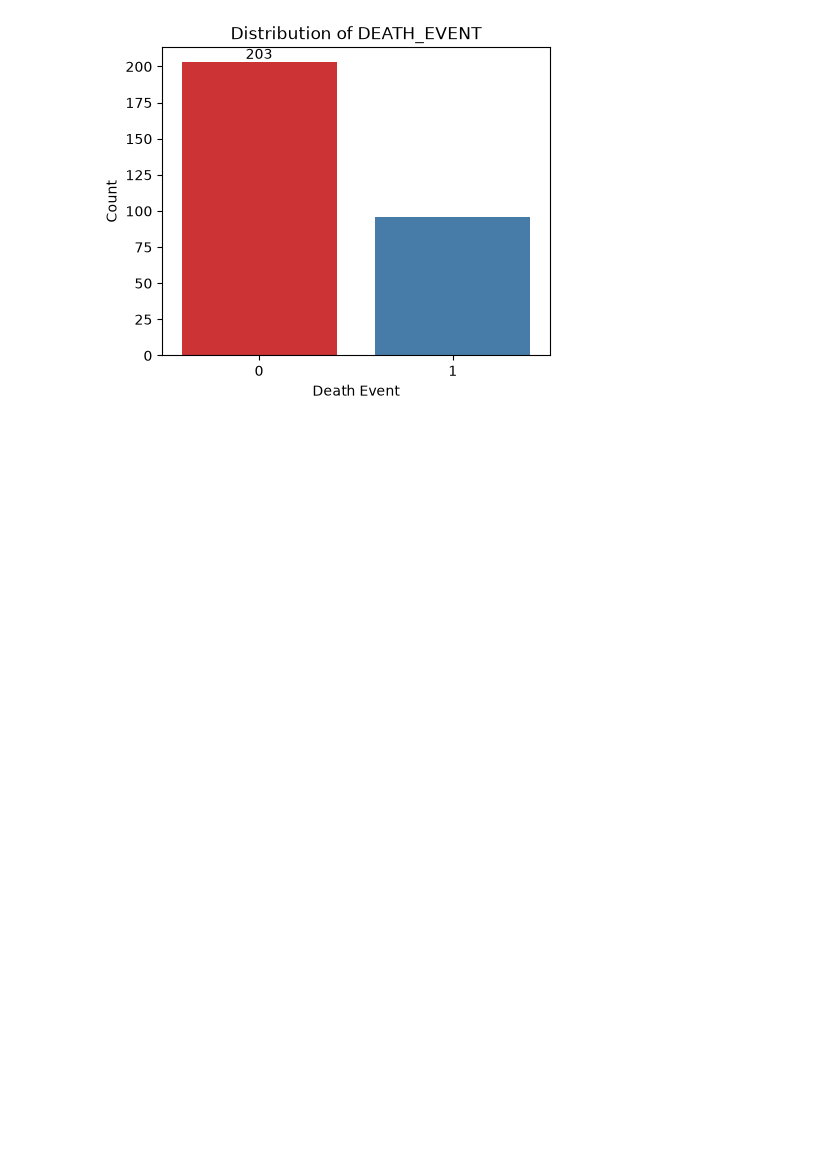
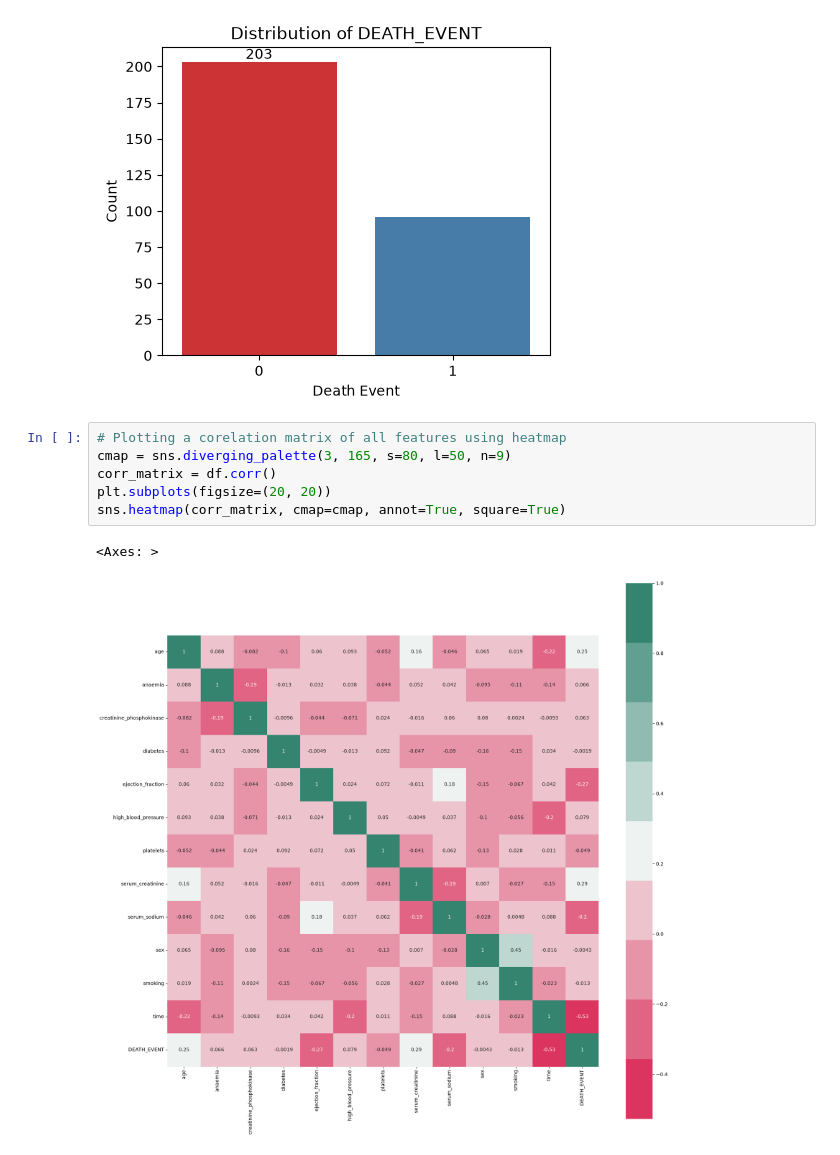
Before and after one commit to chadiboudaher/ml-dl-pytorch, a Jupyter notebook: src/projects/heart-failure-predicition/notebook/heart_failure_prediction.ipynb, the cells around one changed output. Saved outputs shown, nothing was run; the diff lists cells and outputs as text; blank space fills up the shorter version.

Commit message:
Plot correlation matrix heatmap

```diff
--- a/src/projects/heart-failure-predicition/notebook/heart_failure_prediction.ipynb
+++ b/src/projects/heart-failure-predicition/notebook/heart_failure_prediction.ipynb
@@ -108,3 +108,12 @@ plt.ylabel("Count")
 plt.show();
 # %% [output]
 [figure]
+# %%
+# Plotting a corelation matrix of all features using heatmap
+cmap = sns.diverging_palette(3, 165, s=80, l=50, n=9)
+corr_matrix = df.corr()
+plt.subplots(figsize=(20, 20))
+sns.heatmap(corr_matrix, cmap=cmap, annot=True, square=True)
+# %% [output]
+<Axes: >
+[figure, added]
```
